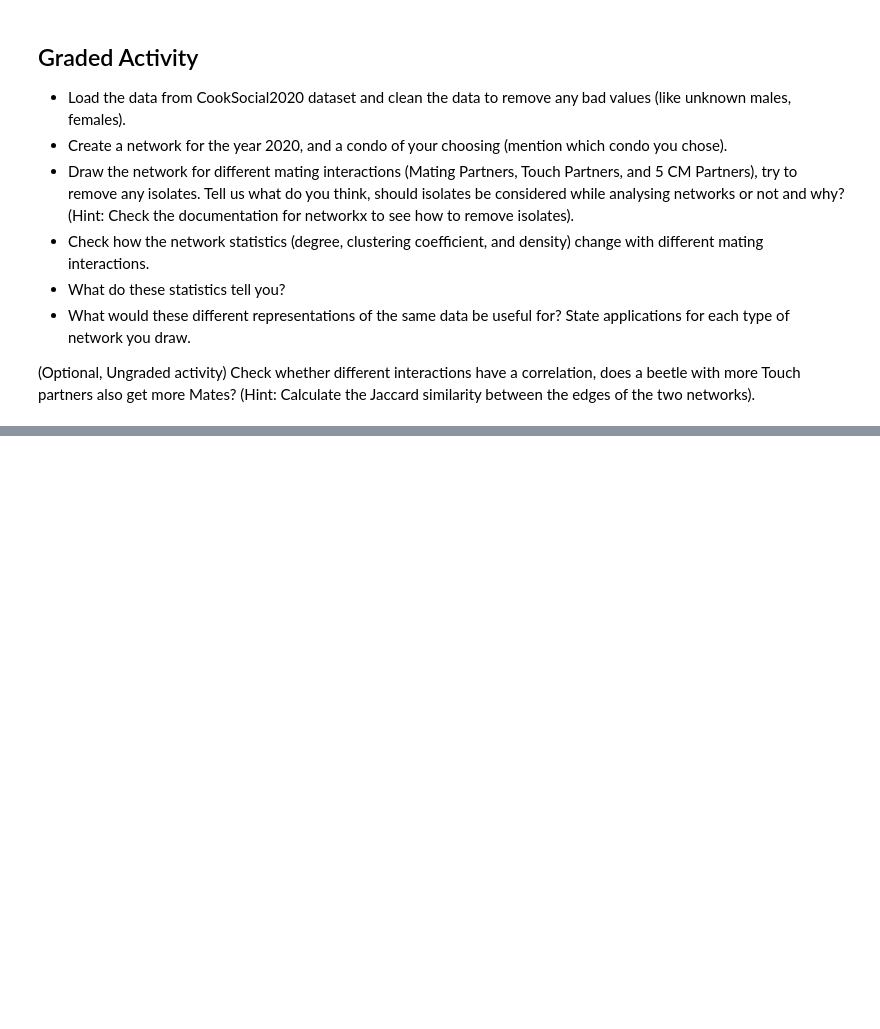
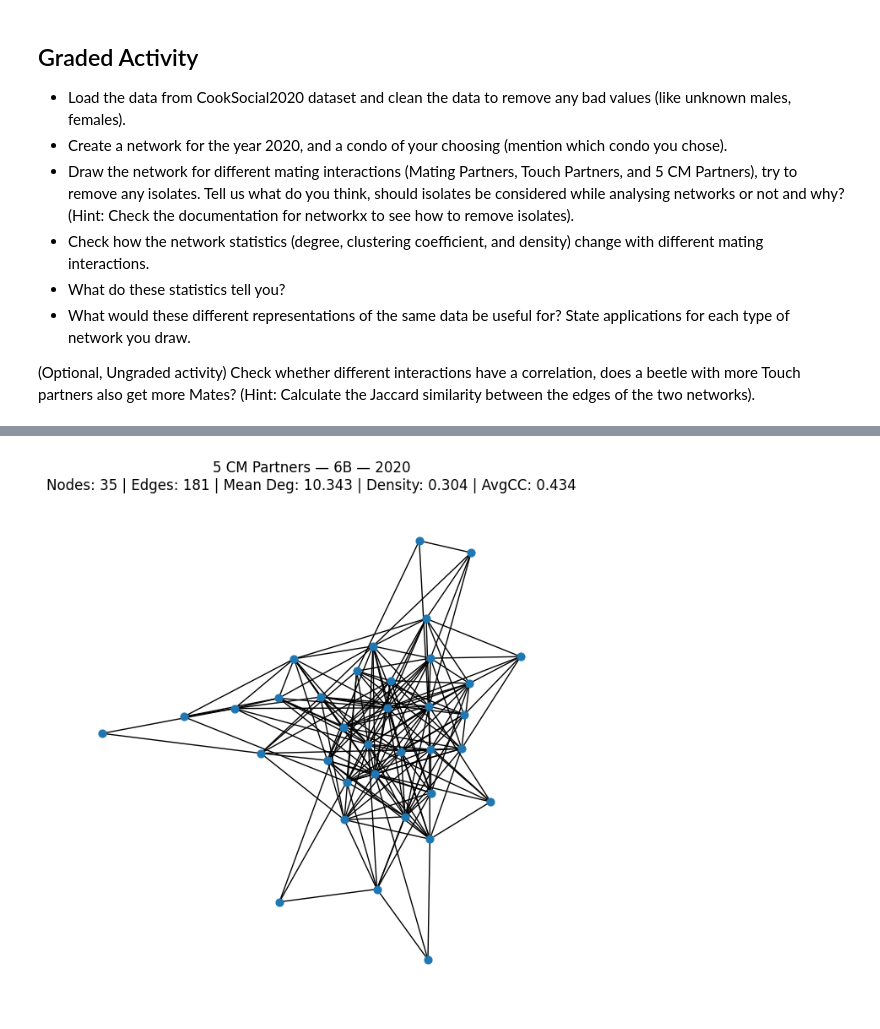
Before and after one commit to rahulsunilkumar/BIOL4559homework, a Jupyter notebook: lab-02.ipynb, the cells around one changed output, grey strips where cells are left out. Drawn from its saved outputs; the diff is of its cells as text; code cells hidden in the pictures; blank space fills up the shorter version.

```diff
--- a/lab-02.ipynb
+++ b/lab-02.ipynb
@@ -104,0 +314,4 @@ print(f'Jaccard index: {jaccard_index}')
+# %%
+network_interactions('5 CM Partners')
+# %% [output]
+[figure, added]
```
Also changed, not shown: parts of 24 cells of this notebook.
